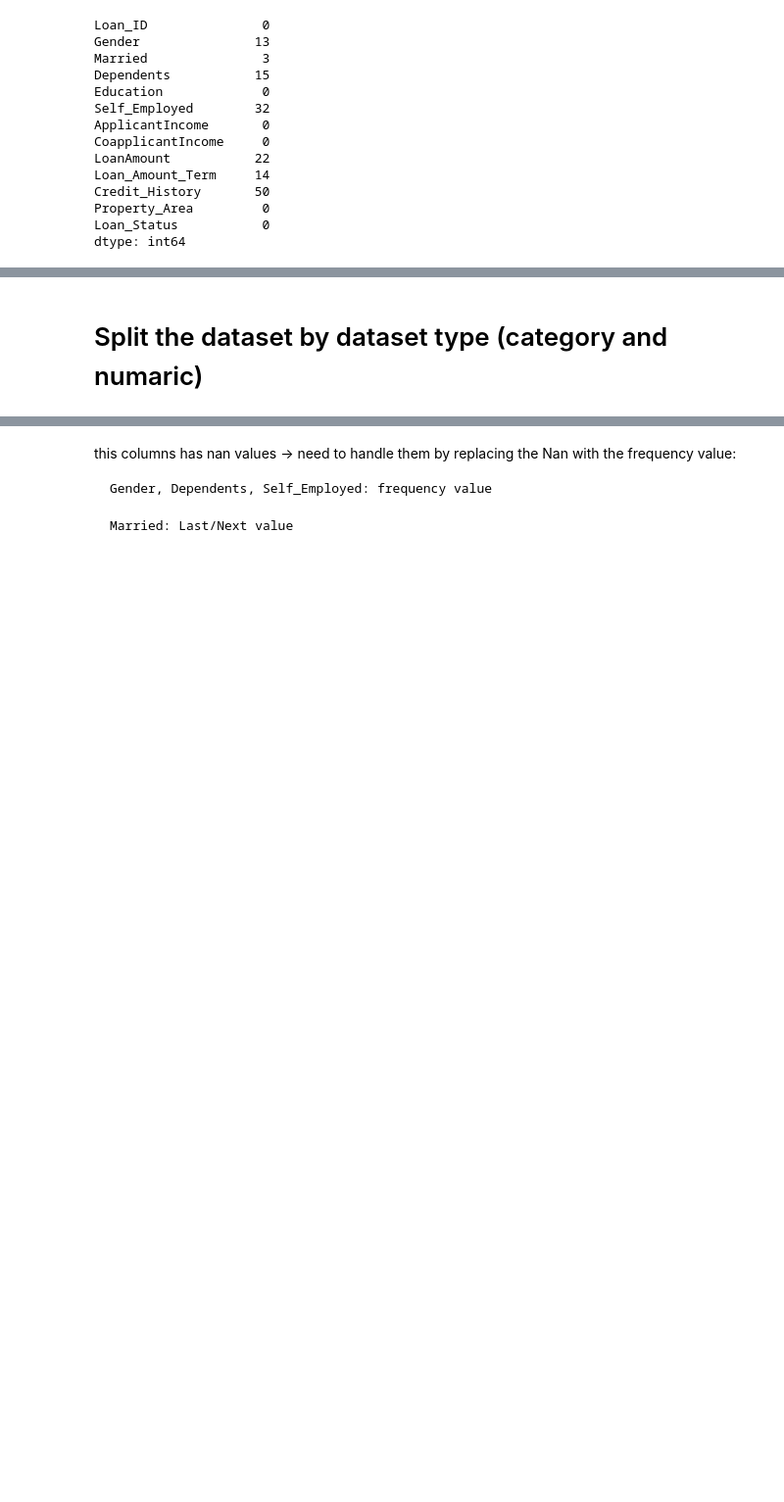
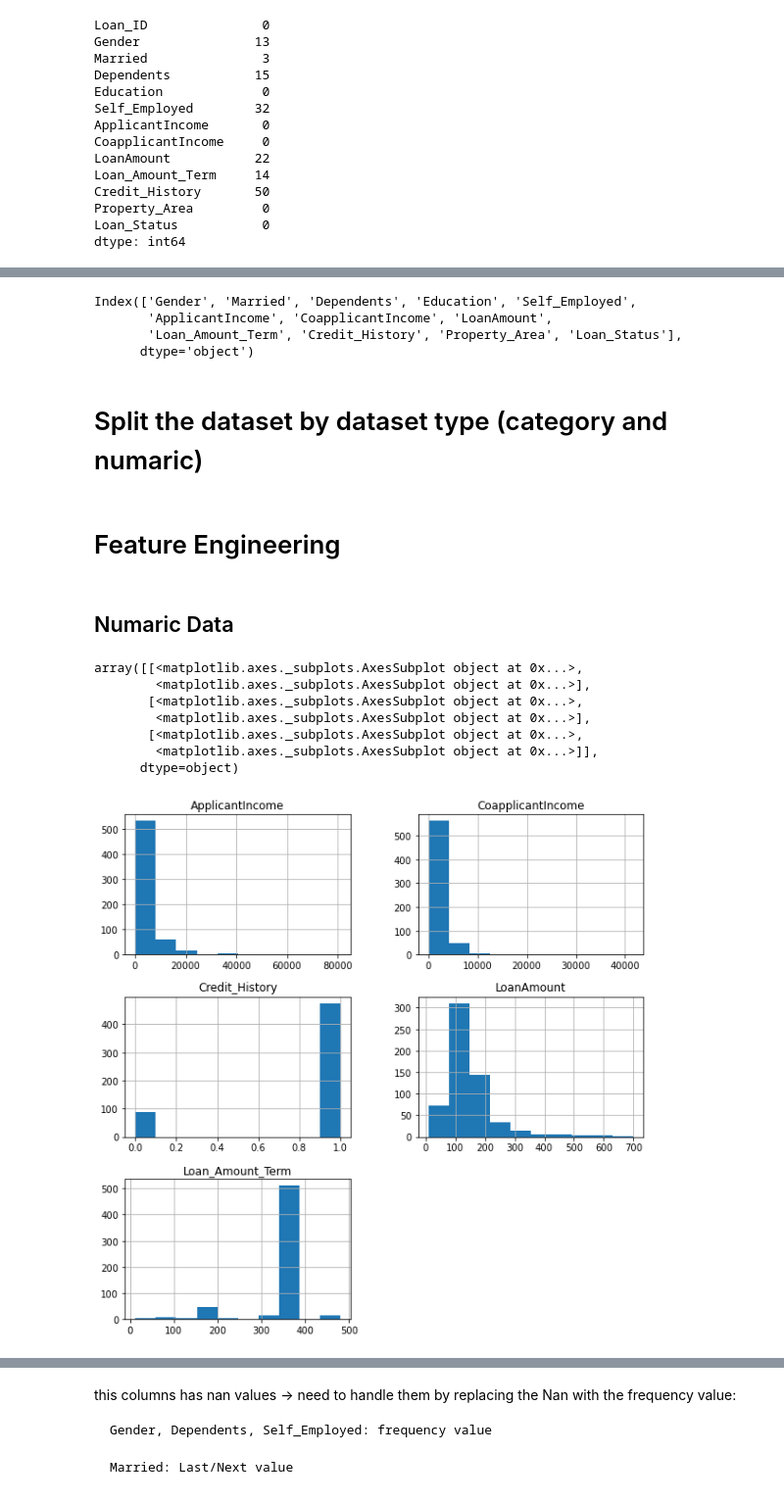
Before and after one commit to mawada-sweis/Loan-prediction-dataset, a Jupyter notebook: data_cleaning.ipynb, the cells around one changed output, grey strips where cells are left out. Shown: that part at 98% size. Cells and saved outputs as stored; diff of their text form; code cells hidden in the pictures; blank space fills up the shorter version.

```diff
--- a/data_cleaning.ipynb
+++ b/data_cleaning.ipynb
@@ -80,3 +86,12 @@ dtype: int64
+# %%
+train_data.drop('Loan_ID', inplace=True, axis=1)
+# %%
+train_data.columns
+# %% [output]
+Index(['Gender', 'Married', 'Dependents', 'Education', 'Self_Employed',
+       'ApplicantIncome', 'CoapplicantIncome', 'LoanAmount',
+       'Loan_Amount_Term', 'Credit_History', 'Property_Area', 'Loan_Status'],
+      dtype='object')
 # %% [markdown]
 # Split the dataset by dataset type (category and numaric)
 # %%
@@ -85,3 +100,19 @@ cetagory = ['object']
 
 train_numaric = train_data.select_dtypes(include=numerics)
 train_cetagory = train_data.select_dtypes(include=cetagory)
+# %% [markdown]
+# Feature Engineering
+# %% [markdown]
+## Numaric Data
+# %%
+# Display the histogram for the numaric data
+train_numaric.hist(figsize=(10,10))
+# %% [output]
+array([[<matplotlib.axes._subplots.AxesSubplot object at 0x...>,
+        <matplotlib.axes._subplots.AxesSubplot object at 0x...>],
+       [<matplotlib.axes._subplots.AxesSubplot object at 0x...>,
+        <matplotlib.axes._subplots.AxesSubplot object at 0x...>],
+       [<matplotlib.axes._subplots.AxesSubplot object at 0x...>,
+        <matplotlib.axes._subplots.AxesSubplot object at 0x...>]],
+      dtype=object)
+[figure, added]
```
Also changed, not shown: parts of 32 cells of this notebook.
